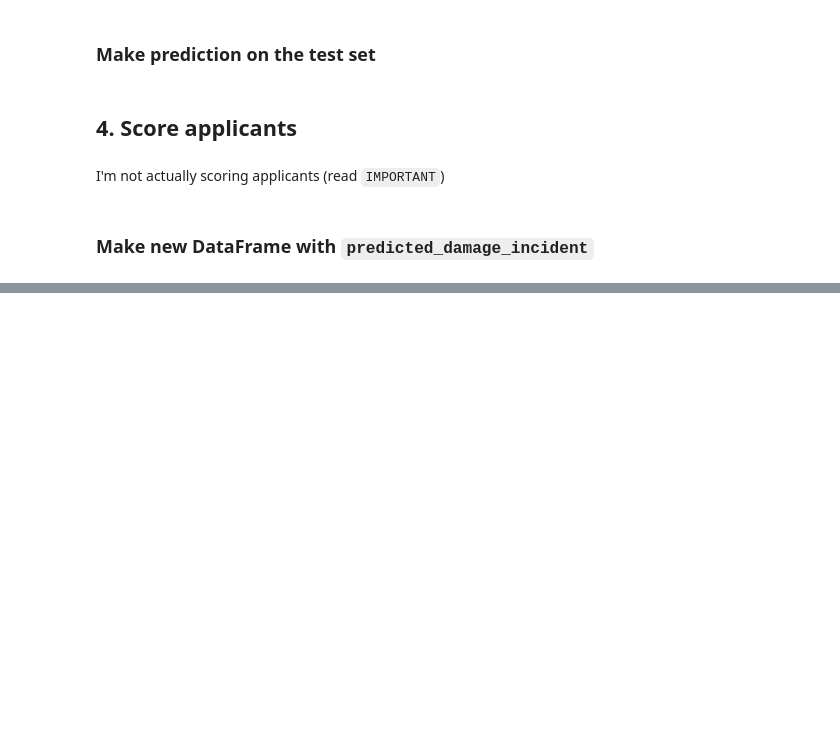
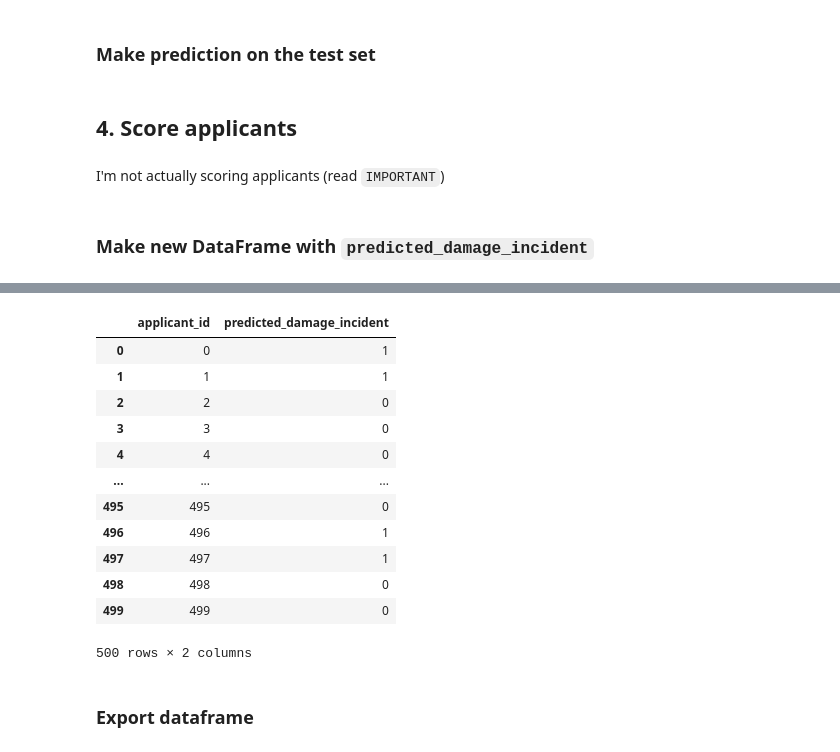
Before and after one commit to Harmxn02/ML-Project, a Jupyter notebook: Predict_Damage_Incident/Logistic.ipynb, the cells around one changed output, grey strips where cells are left out. Drawn from its saved outputs; the diff is of its cells as text; code cells hidden in the pictures; blank space fills up the shorter version.

```diff
--- a/Predict_Damage_Incident/Logistic.ipynb
+++ b/Predict_Damage_Incident/Logistic.ipynb
@@ -114,7 +169,7 @@ applicants_data.fillna(0, inplace=True)
 # %% [markdown]
 ### **Make prediction on the test set**
 # %%
-predicted_damage_incident = model.predict(applicants_data)
+predicted_damage_incident = logreg.predict(applicants_data)
 # %% [markdown]
 ## 4. Score applicants
 # %% [markdown]
@@ -134 +190,19 @@ predicted_damage_incident
 Name: count, dtype: int64
+# %%
+applicants_with_predicted_damage_incident
+# %% [output]
+|  | applicant_id | predicted_damage_incident |
+| 0 | 0 | 1 |
+| 1 | 1 | 1 |
+| 2 | 2 | 0 |
+| 3 | 3 | 0 |
+| 4 | 4 | 0 |
+| ... | ... | ... |
+| 495 | 495 | 0 |
+| 496 | 496 | 1 |
+| 497 | 497 | 1 |
+| 498 | 498 | 0 |
+| 499 | 499 | 0 |
+500 rows × 2 columns
+# %% [markdown]
+### **Export dataframe**
```
Also changed, not shown: parts of 29 cells of this notebook, 1 other file.
